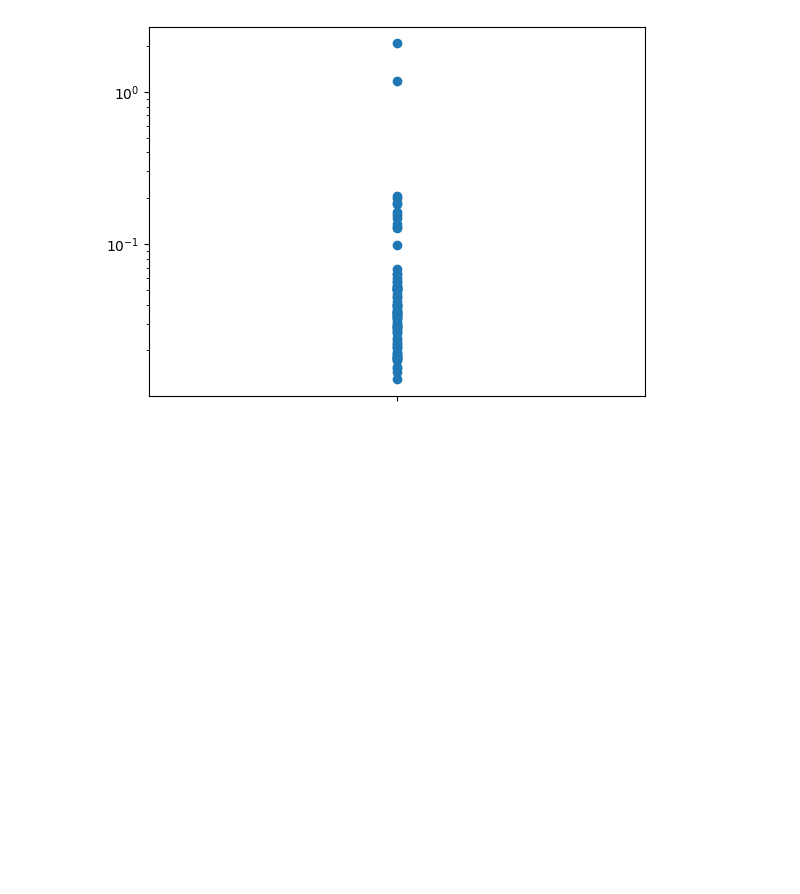
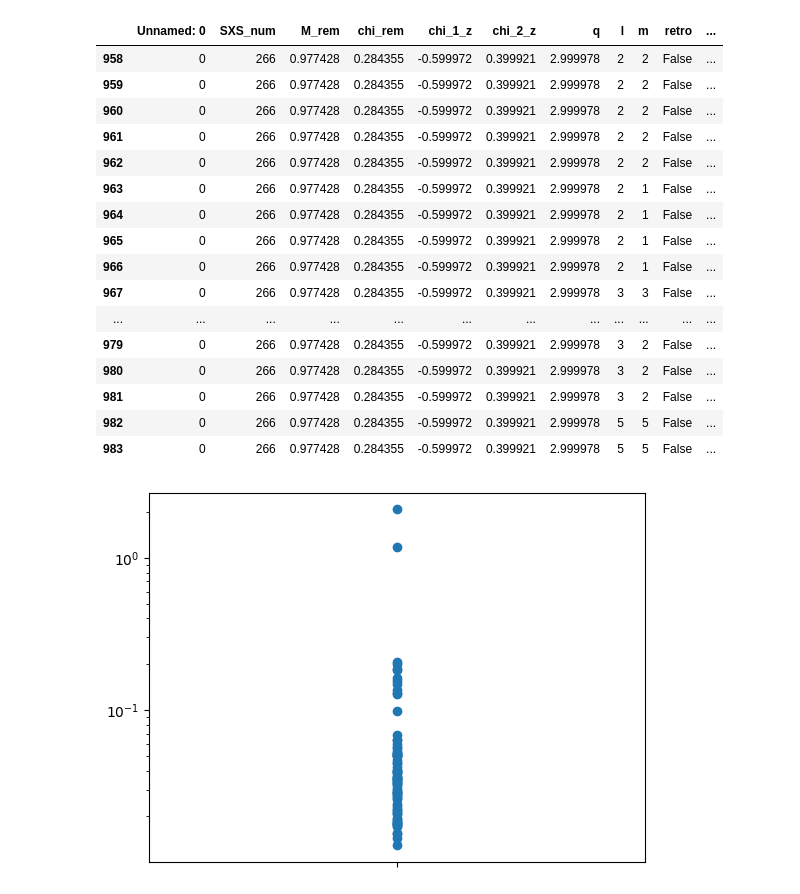
Before and after one commit to mhycheung/jaxqualin, a Jupyter notebook: spheroidal.ipynb, the cells around one changed output. Drawn from its saved outputs; the diff is of its cells as text; code cells hidden in the pictures; blank space fills up the shorter version.

```diff
--- a/spheroidal.ipynb
+++ b/spheroidal.ipynb
@@ -113,3 +128,23 @@ list(zip(mix_check_num, chi_list, ratio_err_list))
+# %%
+df[df['SXS_num'] == 266]
+# %% [output]
+|  | Unnamed: 0 | SXS_num | M_rem | chi_rem | chi_1_z | chi_2_z | q | l | m | retro | ... |
+| 958 | 0 | 266 | 0.977428 | 0.284355 | -0.599972 | 0.399921 | 2.999978 | 2 | 2 | False | ... |
+| 959 | 0 | 266 | 0.977428 | 0.284355 | -0.599972 | 0.399921 | 2.999978 | 2 | 2 | False | ... |
+| 960 | 0 | 266 | 0.977428 | 0.284355 | -0.599972 | 0.399921 | 2.999978 | 2 | 2 | False | ... |
+| 961 | 0 | 266 | 0.977428 | 0.284355 | -0.599972 | 0.399921 | 2.999978 | 2 | 2 | False | ... |
+| 962 | 0 | 266 | 0.977428 | 0.284355 | -0.599972 | 0.399921 | 2.999978 | 2 | 2 | False | ... |
+| 963 | 0 | 266 | 0.977428 | 0.284355 | -0.599972 | 0.399921 | 2.999978 | 2 | 1 | False | ... |
+| 964 | 0 | 266 | 0.977428 | 0.284355 | -0.599972 | 0.399921 | 2.999978 | 2 | 1 | False | ... |
+| 965 | 0 | 266 | 0.977428 | 0.284355 | -0.599972 | 0.399921 | 2.999978 | 2 | 1 | False | ... |
+| 966 | 0 | 266 | 0.977428 | 0.284355 | -0.599972 | 0.399921 | 2.999978 | 2 | 1 | False | ... |
+| 967 | 0 | 266 | 0.977428 | 0.284355 | -0.599972 | 0.399921 | 2.999978 | 3 | 3 | False | ... |
+| ... | ... | ... | ... | ... | ... | ... | ... | ... | ... | ... | ... |
+| 979 | 0 | 266 | 0.977428 | 0.284355 | -0.599972 | 0.399921 | 2.999978 | 3 | 2 | False | ... |
+| 980 | 0 | 266 | 0.977428 | 0.284355 | -0.599972 | 0.399921 | 2.999978 | 3 | 2 | False | ... |
+| 981 | 0 | 266 | 0.977428 | 0.284355 | -0.599972 | 0.399921 | 2.999978 | 3 | 2 | False | ... |
+| 982 | 0 | 266 | 0.977428 | 0.284355 | -0.599972 | 0.399921 | 2.999978 | 5 | 5 | False | ... |
+| 983 | 0 | 266 | 0.977428 | 0.284355 | -0.599972 | 0.399921 | 2.999978 | 5 | 5 | False | ... |
 # %%
 plt.scatter(['']*len(ratio_err_list), ratio_err_list)
 plt.yscale('log')
```
Also changed, not shown: parts of 10 cells of this notebook, 10 other files.
